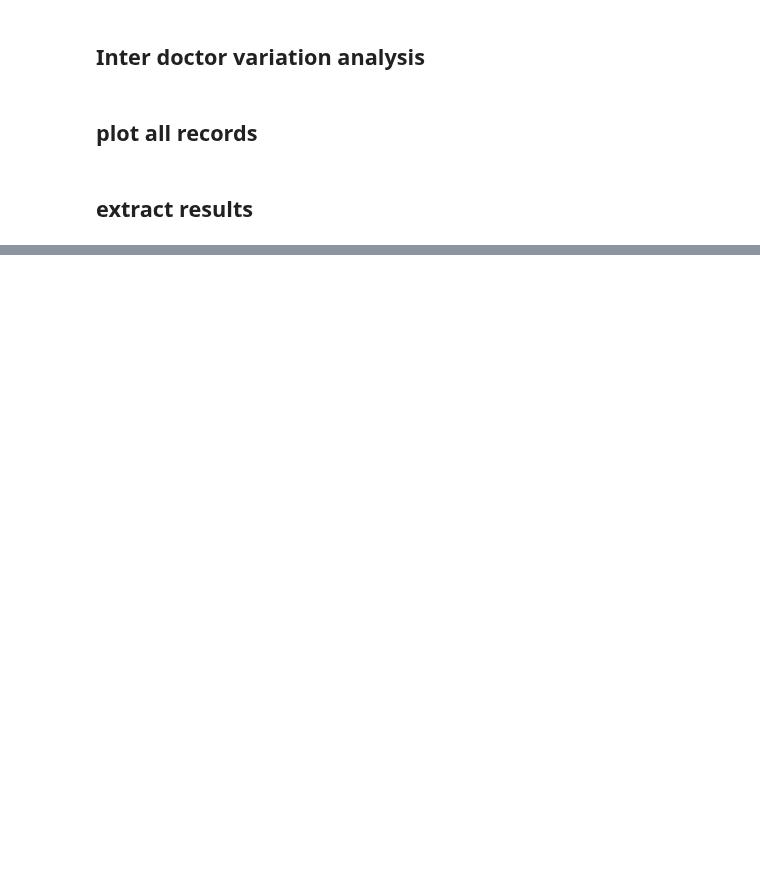
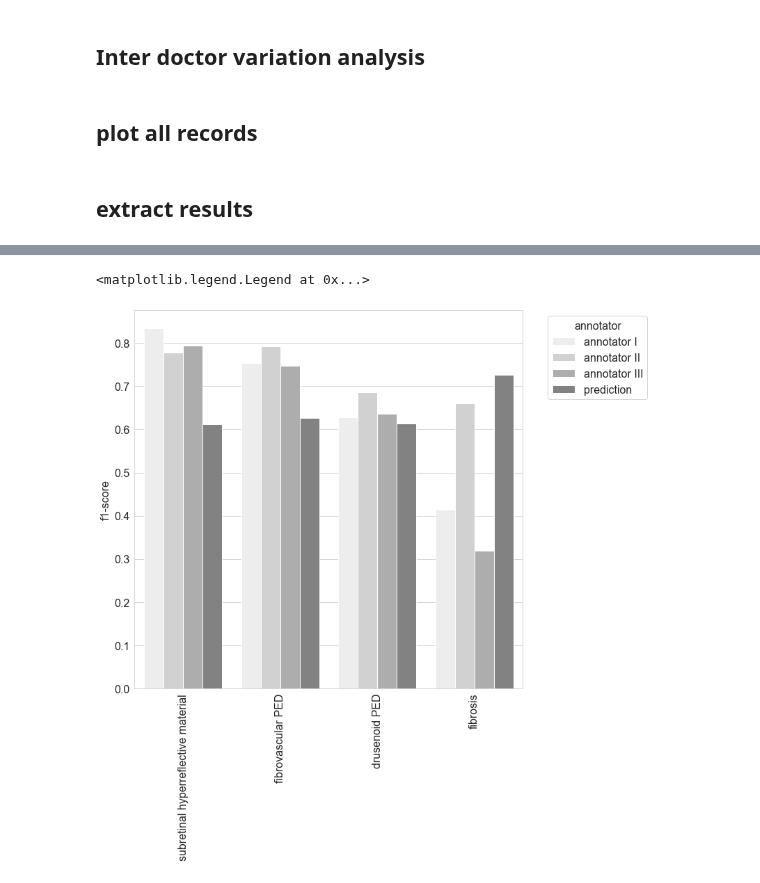
Before and after one commit to theislab/LODE, a Jupyter notebook: feature_segmentation/notebooks/0.0.segmentation_results.ipynb, the cells around one changed output, grey strips where cells are left out. Saved outputs shown, nothing was run; the diff lists cells and outputs as text; code cells hidden in the pictures; blank space fills up the shorter version.

```diff
--- a/feature_segmentation/notebooks/0.0.segmentation_results.ipynb
+++ b/feature_segmentation/notebooks/0.0.segmentation_results.ipynb
@@ -151,6 +145,10 @@ for record in records:
     plot_image_label_prediction(data,model_dir = idv_json_dir, filename=record, mode="test")
     plot_image(record_log["image"], model_dir = idv_json_dir, filename=record, mode="test")
 
+    records_idv = []
+    records_idv.append(record_log["image"])
+    records_idv.append(record_log["concensus_mask"])
+
      # add all evaluators results
     for evaluator in evaluators:
         plot_label(record_log[f"{evaluator}_mask"],
@@ -158,7 +156,17 @@ for record in records:
                    filename=f"{evaluator}_{record}",
                    mode="test")
 
+
+    for name in ["ben", "johannes", "michael"]:
+        records_idv.append(record_log[f"{name}_mask"])
+
+
+    records_idv.append(record_log["prediction"])
+
     plot_predictions([record_log["prediction"]], model_dir = idv_json_dir, filename=record, mode="test")
+
+
+    plot_idv_records(records_idv, model_dir=idv_json_dir, mode="test_idv", filename=record)
 # %% [markdown]
 ## extract results
 # %%
@@ -222,0 +236,33 @@ total_f1_pd
+# %%
+idv_pd = pd.DataFrame(idv_logs)
+idv_pd = idv_pd.reset_index()
+
+idv_pd_long = pd.melt(idv_pd, id_vars="index")
+
+idv_pd_long = idv_pd_long[~idv_pd_long.variable.isin(["concensus"])]
+
+idv_pd_long = idv_pd_long.rename(columns={"variable":"annotator", "value":"f1-score", "index":"class"})
+
+idv_pd_long = idv_pd_long[idv_pd_long["class"].isin(["5", "7", "8", "11"])]
+# %%
+idv_pd_long.loc[:, "annotator"] = idv_pd_long.annotator.replace({"ben": "annotator I",
+                                                                 "johannes": "annotator II",
+                                                                 "michael": "annotator III"})
+# %%
+
+class_dict = {0:"background", 1:"epiretinal membrane", 2:"neurosensory retina",
+              3:"intraretinal fluid", 4:"subretinal fluid", 5:"subretinal hyperreflective material",
+              6:"RPE", 7:"fibrovascular PED", 8:"drusenoid PED", 9: "posterior hyaloid membrance",
+              10:"choroid", 11:"fibrosis", 14:"vitreous", 15:"camera effect"}
+
+sns.set_palette("Greys")
+ax = sns.barplot(x="class", y="f1-score", hue="annotator", data=idv_pd_long)
+plt.xticks(ticks=[0,1,2,3], labels=[class_dict[5], class_dict[7], class_dict[8], class_dict[11]],
+          rotation = 90)
+
+plt.xlabel("")
+
+plt.legend(title='annotator', bbox_to_anchor=(1.05, 1), loc='upper left')
+# %% [output]
+<matplotlib.legend.Legend at 0x...>
+[figure, added]
```
Also changed, not shown: parts of 8 cells of this notebook, 4 other files.
